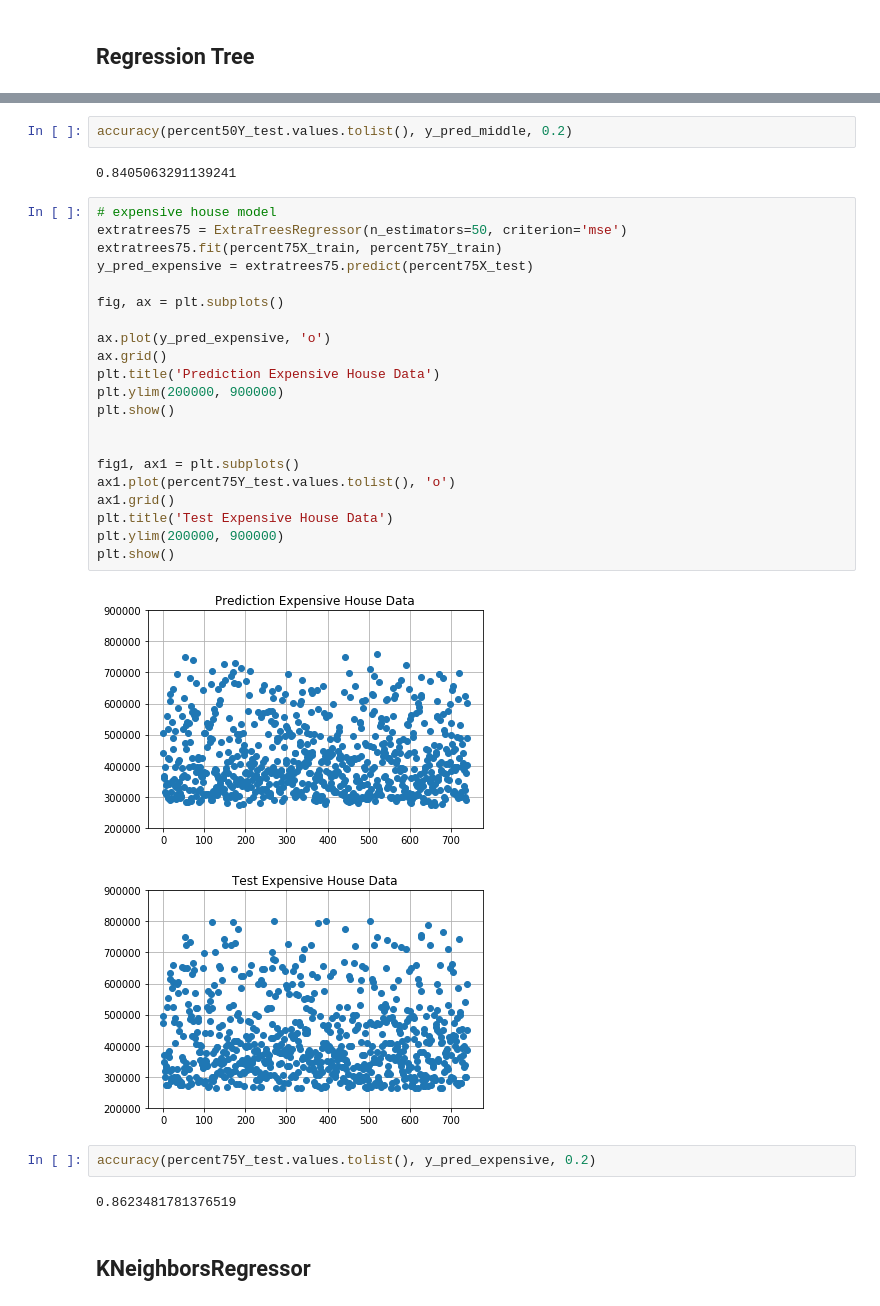
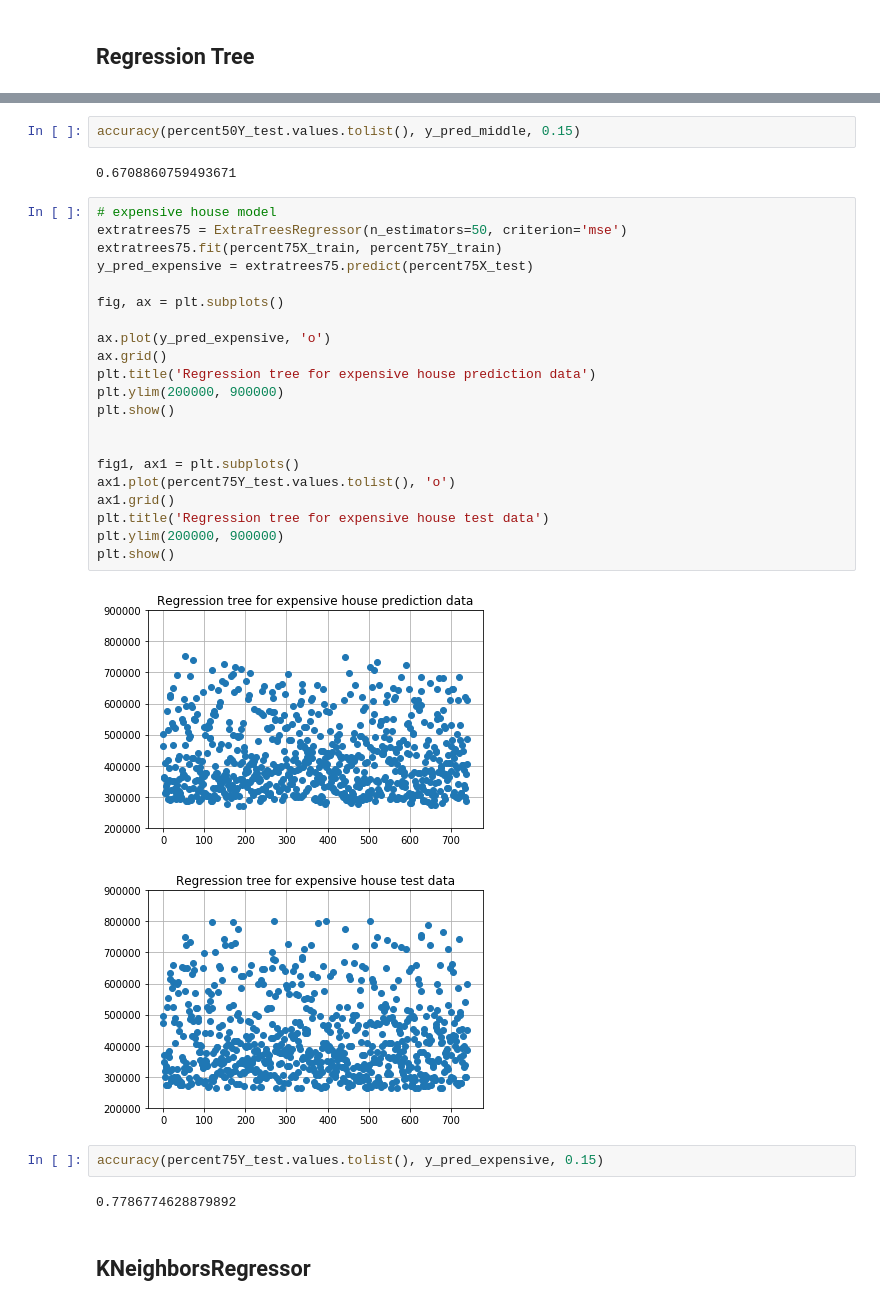
Before and after one commit to nachonavarro/real-estate-ml, a Jupyter notebook: models.ipynb, the cells around one changed output, grey strips where cells are left out. Drawn from its saved outputs; the diff is of its cells as text.

```diff
--- a/models.ipynb
+++ b/models.ipynb
@@ -511,35 +515,35 @@ plt.show()
 # %%
-accuracy(percent50Y_test.values.tolist(), y_pred_middle, 0.2)
+accuracy(percent50Y_test.values.tolist(), y_pred_middle, 0.15)
 # %% [output]
-0.8405063291139241
+0.6708860759493671
 # %%
 # expensive house model
 extratrees75 = ExtraTreesRegressor(n_estimators=50, criterion='mse')
 extratrees75.fit(percent75X_train, percent75Y_train)
 y_pred_expensive = extratrees75.predict(percent75X_test)
 
 fig, ax = plt.subplots()
 
 ax.plot(y_pred_expensive, 'o')
 ax.grid()
-plt.title('Prediction Expensive House Data')
+plt.title('Regression tree for expensive house prediction data')
 plt.ylim(200000, 900000)
 plt.show()
 
 
 fig1, ax1 = plt.subplots()
 ax1.plot(percent75Y_test.values.tolist(), 'o')
 ax1.grid()
-plt.title('Test Expensive House Data')
+plt.title('Regression tree for expensive house test data')
 plt.ylim(200000, 900000)
 plt.show()
 # %% [output]
-[figure, old version]
+[figure, new version]
-[figure, old version]
+[figure, new version]
 # %%
-accuracy(percent75Y_test.values.tolist(), y_pred_expensive, 0.2)
+accuracy(percent75Y_test.values.tolist(), y_pred_expensive, 0.15)
 # %% [output]
-0.8623481781376519
+0.7786774628879892
 # %% [markdown]
 ## KNeighborsRegressor
 # %%
```
Also changed, not shown: parts of 18 cells of this notebook, 19 other files.
